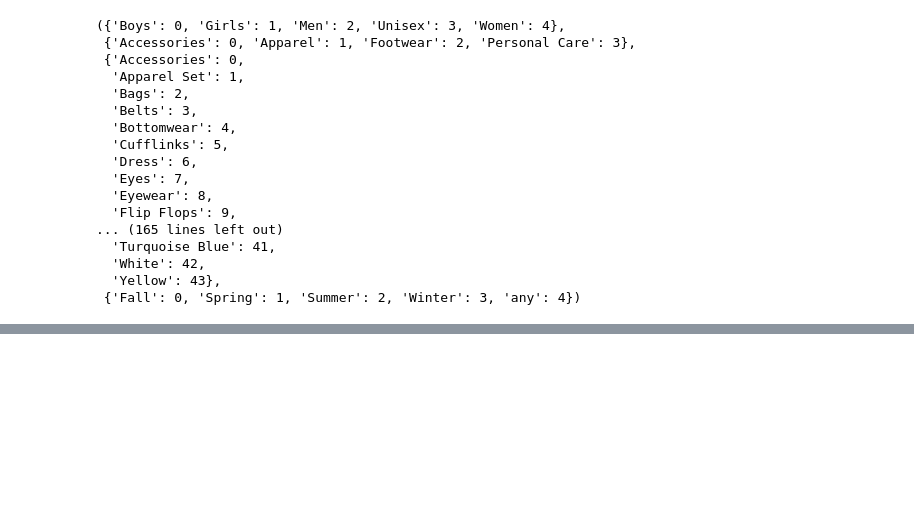
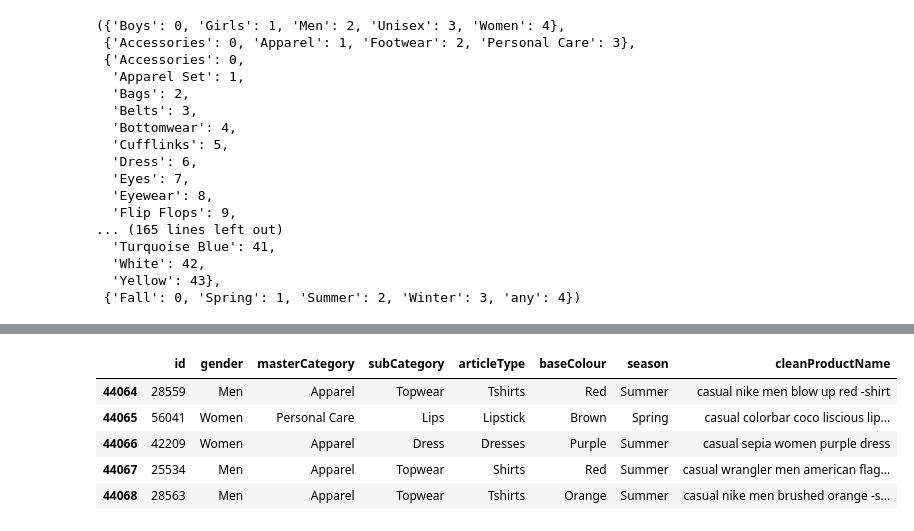
Before and after one commit to nikhil-salodkar/fashion_detection, a Jupyter notebook: notebooks/fashion_product_images_kaggle.ipynb, the cells around one changed output, grey strips where cells are left out. Cells and saved outputs as stored; diff of their text form; code cells hidden in the pictures; blank space fills up the shorter version.

```diff
--- a/notebooks/fashion_product_images_kaggle.ipynb
+++ b/notebooks/fashion_product_images_kaggle.ipynb
@@ -610,0 +622,2 @@ styles_df[styles_df.id == 33961]
+# %%
+undefined_files = [39403, 39410, 39401, 39425, 12347]
@@ -610,0 +643,2 @@ styles_df[styles_df.id == 33961]
+# %%
+styles_df = styles_df[~styles_df['id'].isin(undefined_files)]
@@ -610,0 +663,9 @@ styles_df[styles_df.id == 33961]
+# %%
+styles_df.tail()
+# %% [output]
+|  | id | gender | masterCategory | subCategory | articleType | baseColour | season | cleanProductName |
+| 44064 | 28559 | Men | Apparel | Topwear | Tshirts | Red | Summer | casual nike men blow up red -shirt |
+| 44065 | 56041 | Women | Personal Care | Lips | Lipstick | Brown | Spring | casual colorbar coco liscious lip... |
+| 44066 | 42209 | Women | Apparel | Dress | Dresses | Purple | Summer | casual sepia women purple dress |
+| 44067 | 25534 | Men | Apparel | Topwear | Shirts | Red | Summer | casual wrangler men american flag... |
+| 44068 | 28563 | Men | Apparel | Topwear | Tshirts | Orange | Summer | casual nike men brushed orange -s... |
```
Also changed, not shown: parts of 6 cells of this notebook, 4 other files.
